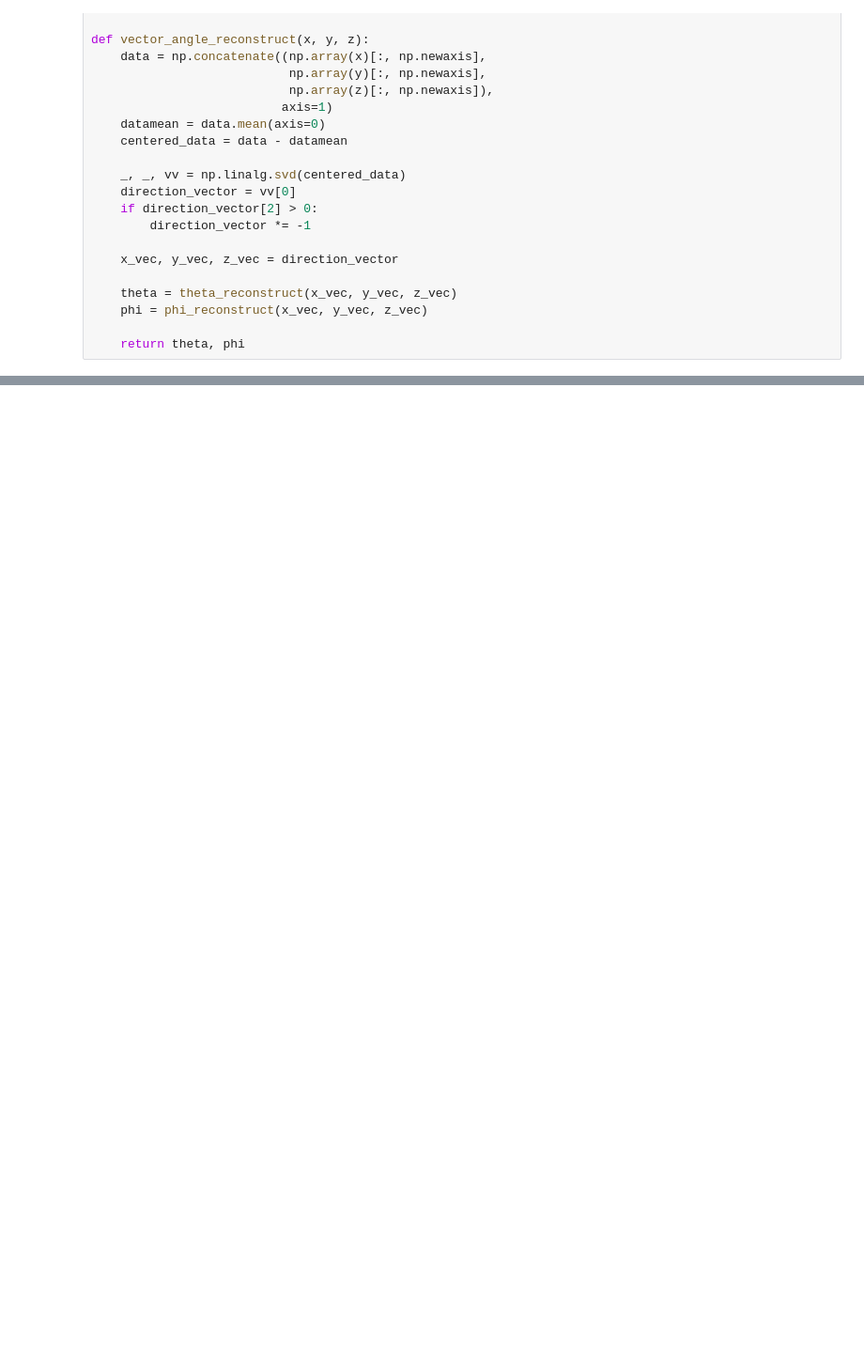
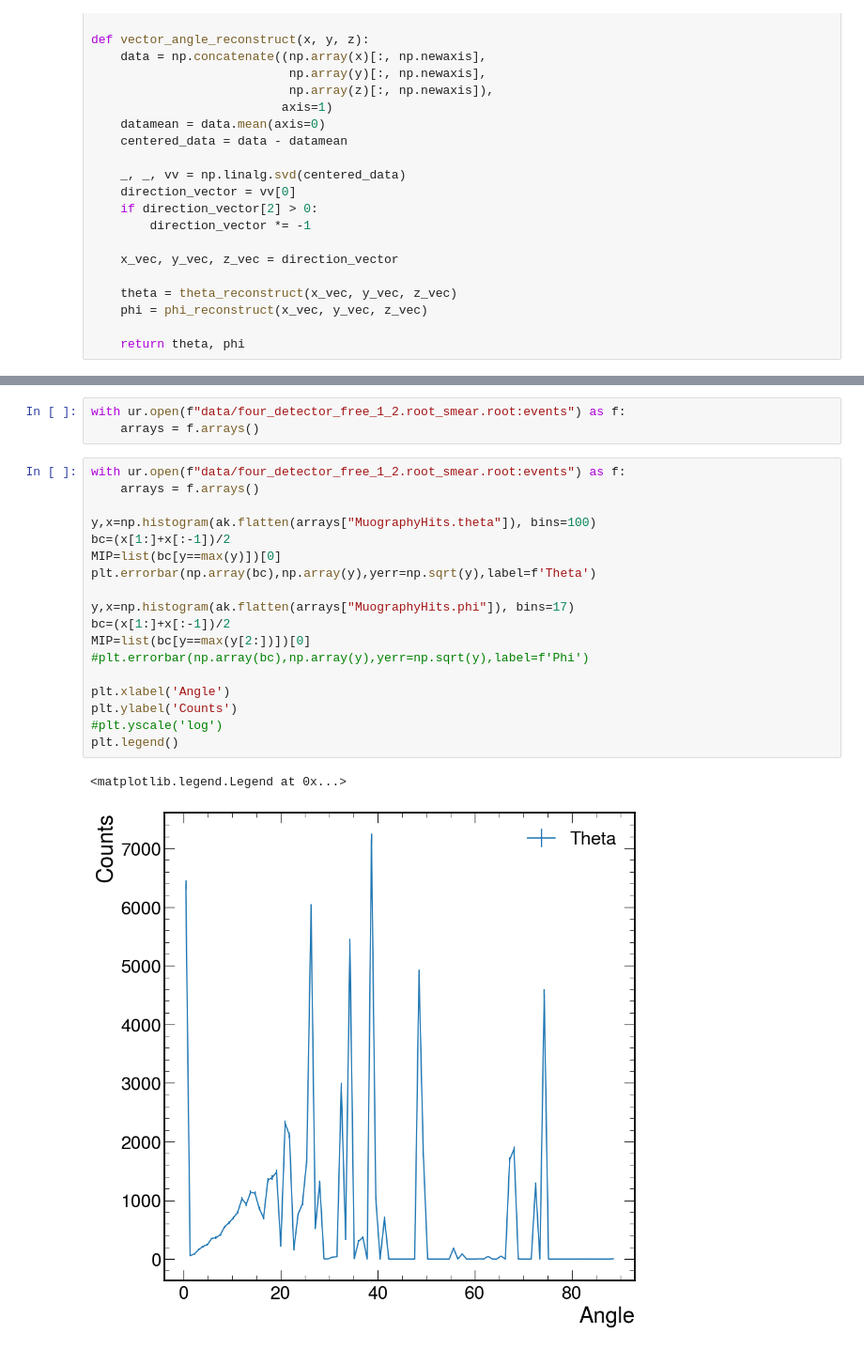
Before and after one commit to JiaJunHuang120000/muography, a Jupyter notebook: script/training_data.ipynb, the cells around one changed output, grey strips where cells are left out. Shown at 94% size. Drawn from its saved outputs; the diff is of its cells as text; blank space fills up the shorter version.

Commit message:
Updated ROOT raw .rot file selection

```diff
--- a/script/training_data.ipynb
+++ b/script/training_data.ipynb
@@ -126,0 +330,24 @@ Doneessing four_detector_free_3_1.root 8/10: 1/2202133
+# %%
+with ur.open(f"data/four_detector_free_1_2.root_smear.root:events") as f:
+    arrays = f.arrays()
+# %%
+with ur.open(f"data/four_detector_free_1_2.root_smear.root:events") as f:
+    arrays = f.arrays()
+
+y,x=np.histogram(ak.flatten(arrays["MuographyHits.theta"]), bins=100)
+bc=(x[1:]+x[:-1])/2
+MIP=list(bc[y==max(y)])[0]
+plt.errorbar(np.array(bc),np.array(y),yerr=np.sqrt(y),label=f'Theta')
+
+y,x=np.histogram(ak.flatten(arrays["MuographyHits.phi"]), bins=17)
+bc=(x[1:]+x[:-1])/2
+MIP=list(bc[y==max(y[2:])])[0]
+#plt.errorbar(np.array(bc),np.array(y),yerr=np.sqrt(y),label=f'Phi')
+
+plt.xlabel('Angle')
+plt.ylabel('Counts')
+#plt.yscale('log')
+plt.legend()
+# %% [output]
+<matplotlib.legend.Legend at 0x...>
+[figure, added]
```
Also changed, not shown: parts of 22 cells of this notebook.
